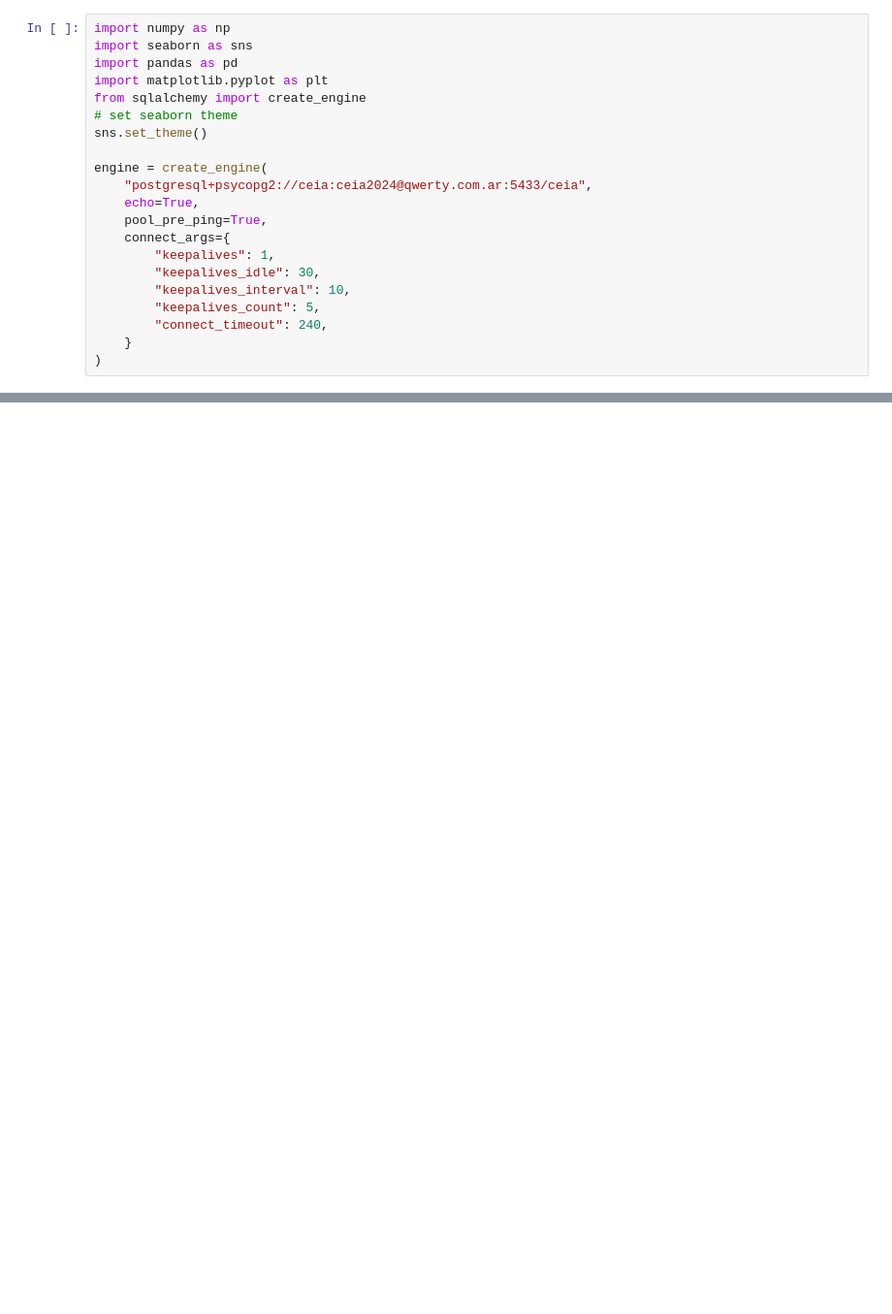
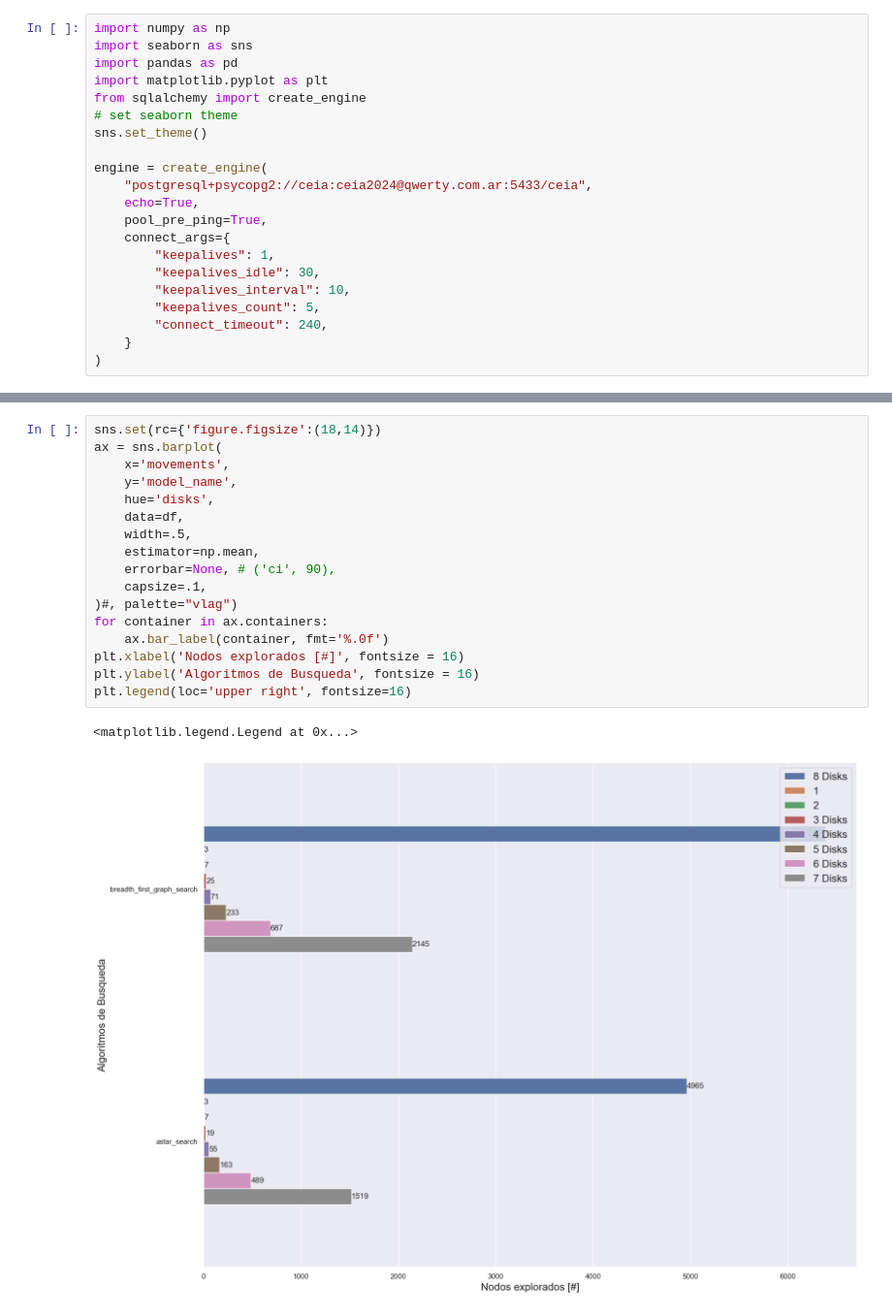
Before and after one commit to FIUBA-CEIA-18Co2024/IIA-TP1, a Jupyter notebook: IIA TP1 - Data Analisis .ipynb, the cells around one changed output, grey strips where cells are left out. Shown: that part at 97% size. Saved outputs shown, nothing was run; the diff lists cells and outputs as text; blank space fills up the shorter version.

Commit message:
Add new metric to table
Adde explored nodes an frontiers to new table _2.
New argv "solve-db-m" to run multiple disks n times.

```diff
--- a/IIA TP1 - Data Analisis .ipynb
+++ b/IIA TP1 - Data Analisis .ipynb
@@ -183,0 +246,20 @@ plt.legend(loc='upper right', fontsize=16)
+# %%
+sns.set(rc={'figure.figsize':(18,14)})
+ax = sns.barplot(
+    x='movements',
+    y='model_name',
+    hue='disks',
+    data=df,
+    width=.5,
+    estimator=np.mean,
+    errorbar=None, # ('ci', 90),
+    capsize=.1,
+)#, palette="vlag")
+for container in ax.containers:
+    ax.bar_label(container, fmt='%.0f')
+plt.xlabel('Nodos explorados [#]', fontsize = 16)
+plt.ylabel('Algoritmos de Busqueda', fontsize = 16)
+plt.legend(loc='upper right', fontsize=16)
+# %% [output]
+<matplotlib.legend.Legend at 0x...>
+[figure, added]
```
Also changed, not shown: parts of 13 cells of this notebook, 7 other files.
